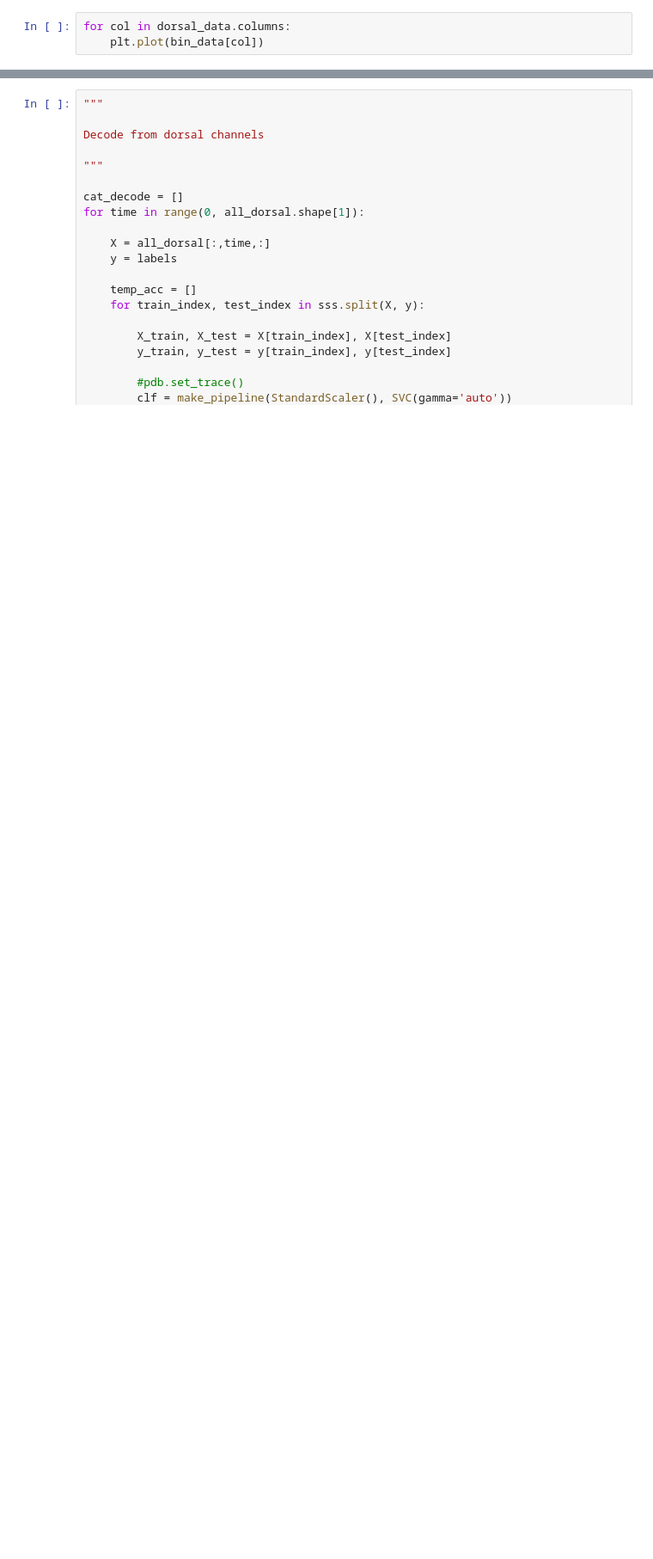
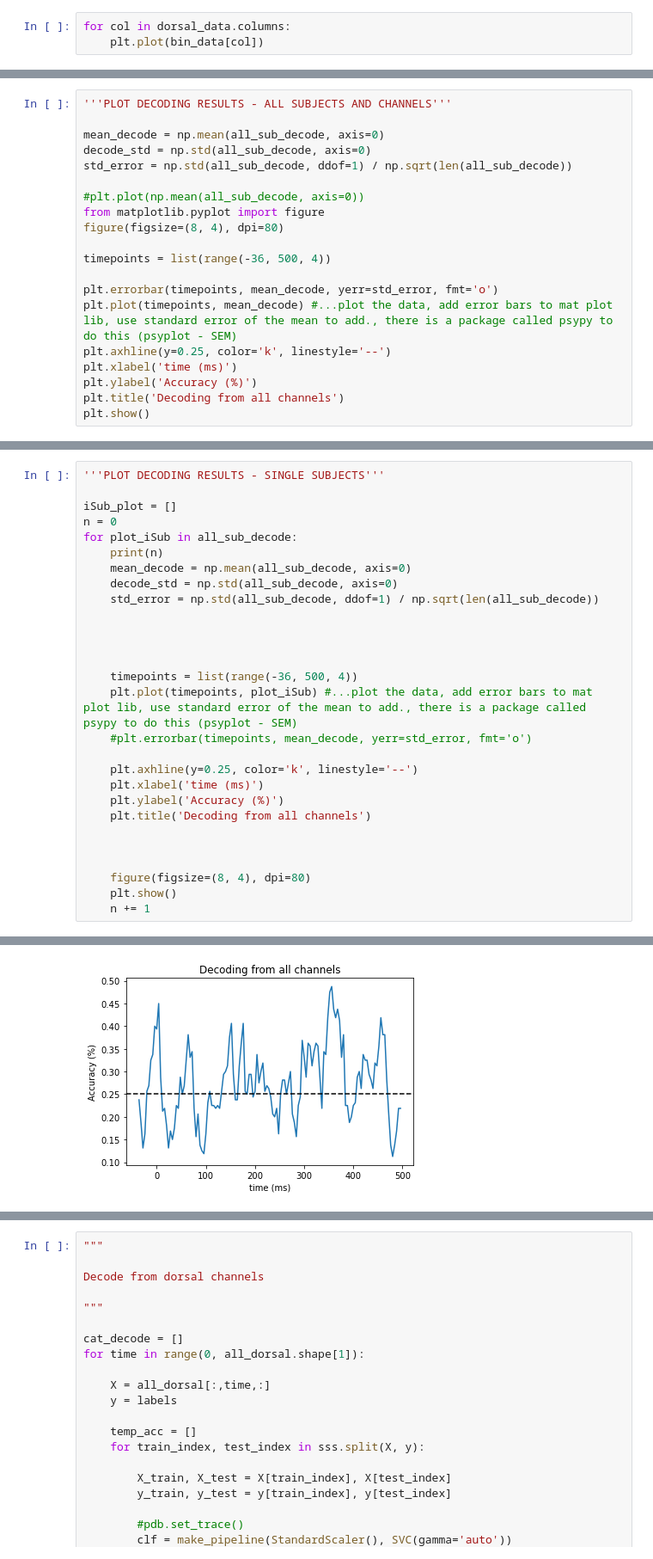
Before and after one commit to vayzenb/pepdoc, a Jupyter notebook: analysis/pepdoc_decoding.ipynb, the cells around one changed output, grey strips where cells are left out. Shown at 86% size. Saved outputs shown, nothing was run; the diff lists cells and outputs as text; blank space fills up the shorter version.

Commit message:
added plots for the decoding

```diff
--- a/analysis/pepdoc_decoding.ipynb
+++ b/analysis/pepdoc_decoding.ipynb
@@ -156,0 +108,20 @@ for sub_decode in all_sub_data: # for loop print each iteration of the list (eac
+# %%
+'''PLOT DECODING RESULTS - ALL SUBJECTS AND CHANNELS'''
+
+mean_decode = np.mean(all_sub_decode, axis=0)
+decode_std = np.std(all_sub_decode, axis=0)
+std_error = np.std(all_sub_decode, ddof=1) / np.sqrt(len(all_sub_decode))
+
+#plt.plot(np.mean(all_sub_decode, axis=0))
+from matplotlib.pyplot import figure
+figure(figsize=(8, 4), dpi=80)
+
+timepoints = list(range(-36, 500, 4))
+
+plt.errorbar(timepoints, mean_decode, yerr=std_error, fmt='o')
+plt.plot(timepoints, mean_decode) #...plot the data, add error bars to mat plot lib, use standard error of the mean to add., there is a package called psypy to do this (psyplot - SEM)
+plt.axhline(y=0.25, color='k', linestyle='--')
+plt.xlabel('time (ms)')
+plt.ylabel('Accuracy (%)')
+plt.title('Decoding from all channels')
+plt.show()
@@ -156,0 +130,29 @@ for sub_decode in all_sub_data: # for loop print each iteration of the list (eac
+# %%
+'''PLOT DECODING RESULTS - SINGLE SUBJECTS'''
+
+iSub_plot = []
+n = 0
+for plot_iSub in all_sub_decode:
+    print(n)
+    mean_decode = np.mean(all_sub_decode, axis=0)
+    decode_std = np.std(all_sub_decode, axis=0)
+    std_error = np.std(all_sub_decode, ddof=1) / np.sqrt(len(all_sub_decode))
+
+
+
+
+    timepoints = list(range(-36, 500, 4))
+    plt.plot(timepoints, plot_iSub) #...plot the data, add error bars to mat plot lib, use standard error of the mean to add., there is a package called psypy to do this (psyplot - SEM)
+    #plt.errorbar(timepoints, mean_decode, yerr=std_error, fmt='o')
+
+    plt.axhline(y=0.25, color='k', linestyle='--')
+    plt.xlabel('time (ms)')
+    plt.ylabel('Accuracy (%)')
+    plt.title('Decoding from all channels')
+
+
+
+    figure(figsize=(8, 4), dpi=80)
+    plt.show()
+    n += 1
+# %% [output]
@@ -156,0 +160 @@ for sub_decode in all_sub_data: # for loop print each iteration of the list (eac
+[figure, added]
```
Also changed, not shown: parts of 11 cells of this notebook, 2 other files.
